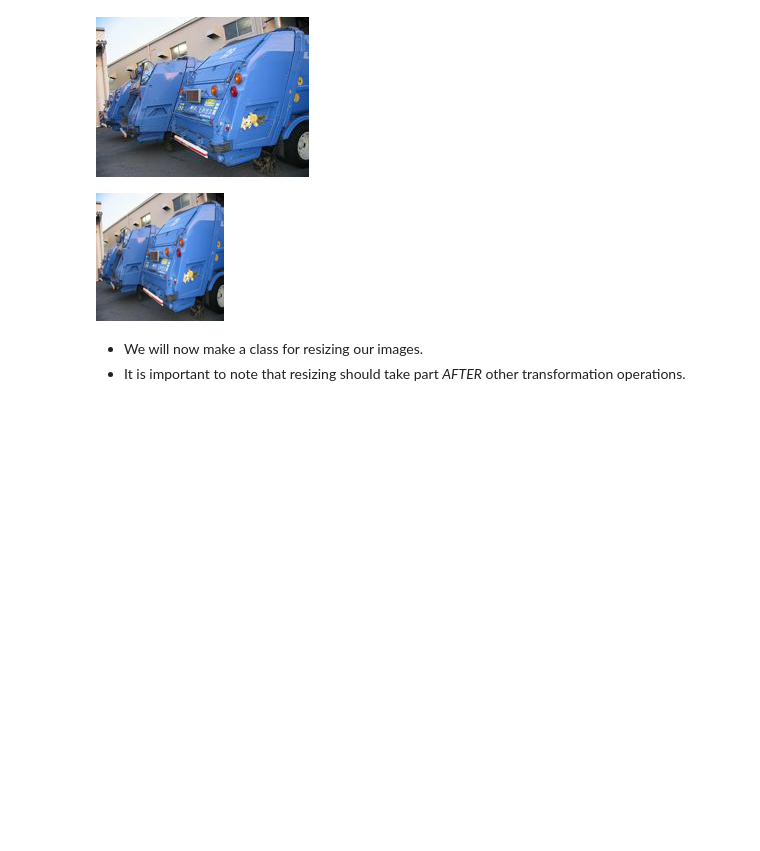
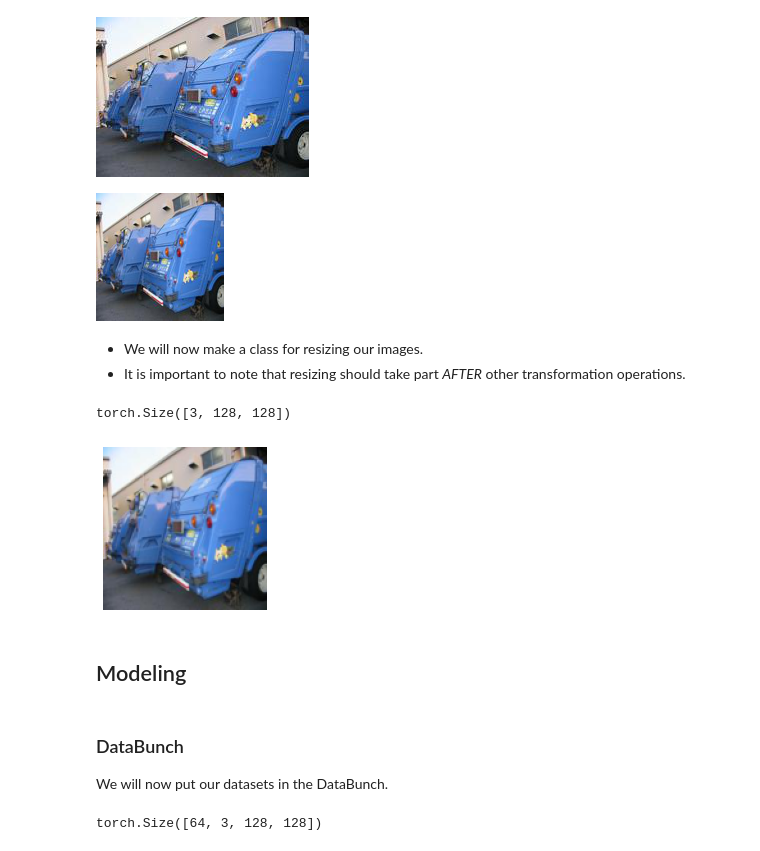
Before and after one commit to bachaudhry/fastai_test_implement, a Jupyter notebook: pytorch_NN_mechanics/Datablock_API.ipynb, the cells around one changed output. Drawn from its saved outputs; the diff is of its cells as text; code cells hidden in the pictures; blank space fills up the shorter version.

Commit message:
Begin modeling

```diff
--- a/pytorch_NN_mechanics/Datablock_API.ipynb
+++ b/pytorch_NN_mechanics/Datablock_API.ipynb
@@ -522,2 +523,29 @@ def to_float_tensor(item):
 
 to_float_tensor._order=30
+# %%
+# Passing the list of tfms
+tfms = [make_rgb, ResizeFixed(128), to_byte_tensor, to_float_tensor]
+
+il = ImageList.from_files(path, tfms=tfms)
+sd = SplitData.split_by_func(il, splitter)
+ll = label_by_func(sd, parent_labeler, proc_y=CategoryProcessor())
+# %%
+def show_image(im, figsize=(3,3)):
+    plt.figure(figsize=figsize)
+    plt.axis('off')
+    plt.imshow(im.permute(1,2,0)) # Here the channel comes in last
+# %%
+x, y = ll.train[0]
+x.shape
+# %% [output]
+torch.Size([3, 128, 128])
+# %%
+show_image(x)
+# %% [output]
+[figure, added]
+# %% [markdown]
+## Modeling
+# %% [markdown]
+### DataBunch
+
+We will now put our datasets in the DataBunch.
@@ -523,0 +558,4 @@ to_float_tensor._order=30
+# %%
+x.shape
+# %% [output]
+torch.Size([64, 3, 128, 128])
```
Also changed, not shown: parts of 7 cells of this notebook.
